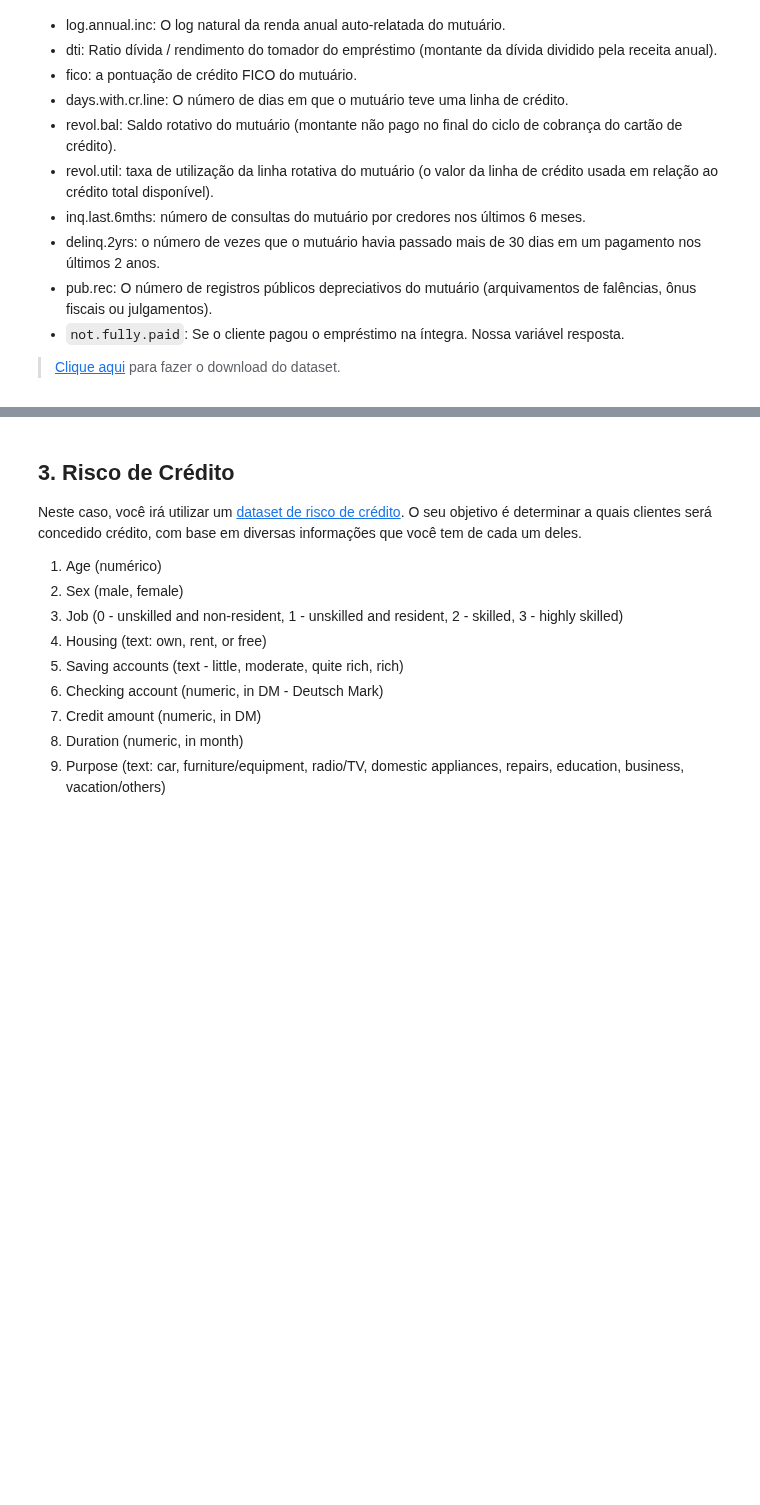
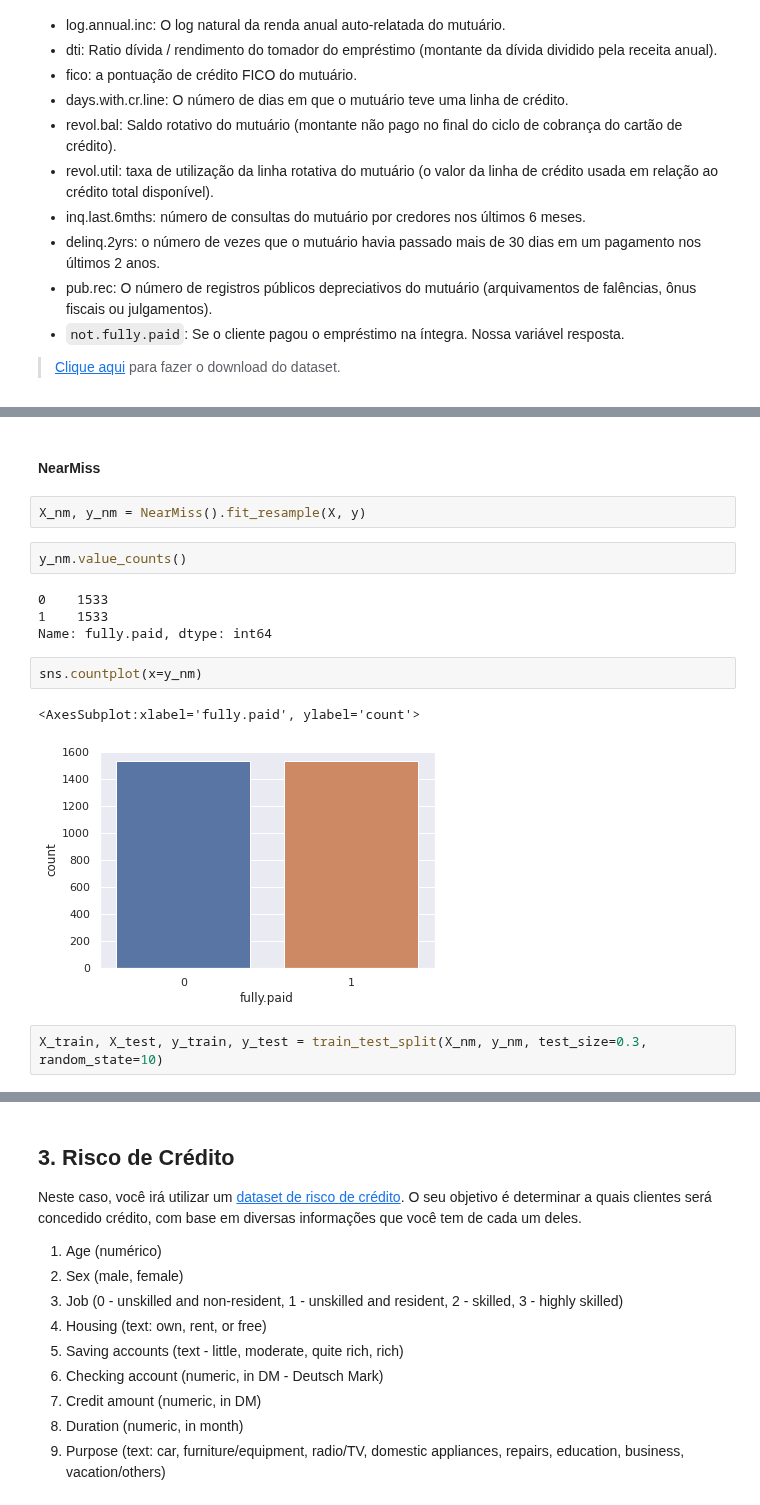
Before and after one commit to walisson-silva-ada/827-data-science, a Jupyter notebook: Exercícios/[Solução] 3. Regressão Logística e Árvore de Decisão.ipynb, the cells around one changed output, grey strips where cells are left out. Cells and saved outputs as stored; diff of their text form; blank space fills up the shorter version.

```diff
--- a/Exercícios/[Solução] 3. Regressão Logística e Árvore de Decisão.ipynb
+++ b/Exercícios/[Solução] 3. Regressão Logística e Árvore de Decisão.ipynb
@@ -324,0 +496,17 @@ Aqui estão o que as colunas representam:
+# %% [markdown]
+#### NearMiss
+# %%
+X_nm, y_nm = NearMiss().fit_resample(X, y)
+# %%
+y_nm.value_counts()
+# %% [output]
+0    1533
+1    1533
+Name: fully.paid, dtype: int64
+# %%
+sns.countplot(x=y_nm)
+# %% [output]
+<AxesSubplot:xlabel='fully.paid', ylabel='count'>
+[figure, added]
+# %%
+X_train, X_test, y_train, y_test = train_test_split(X_nm, y_nm, test_size=0.3, random_state=10)
```
Also changed, not shown: parts of 57 cells of this notebook.
